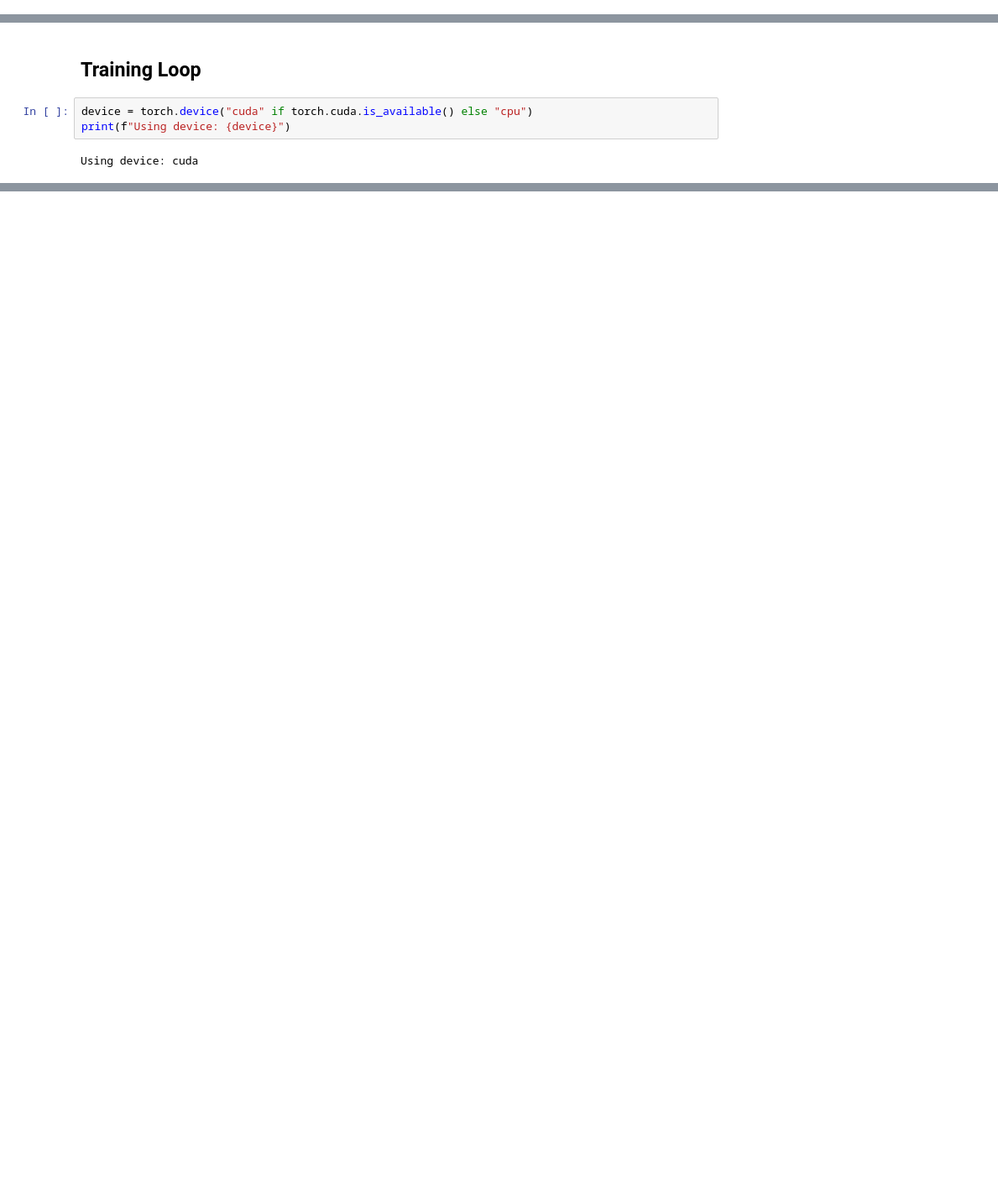
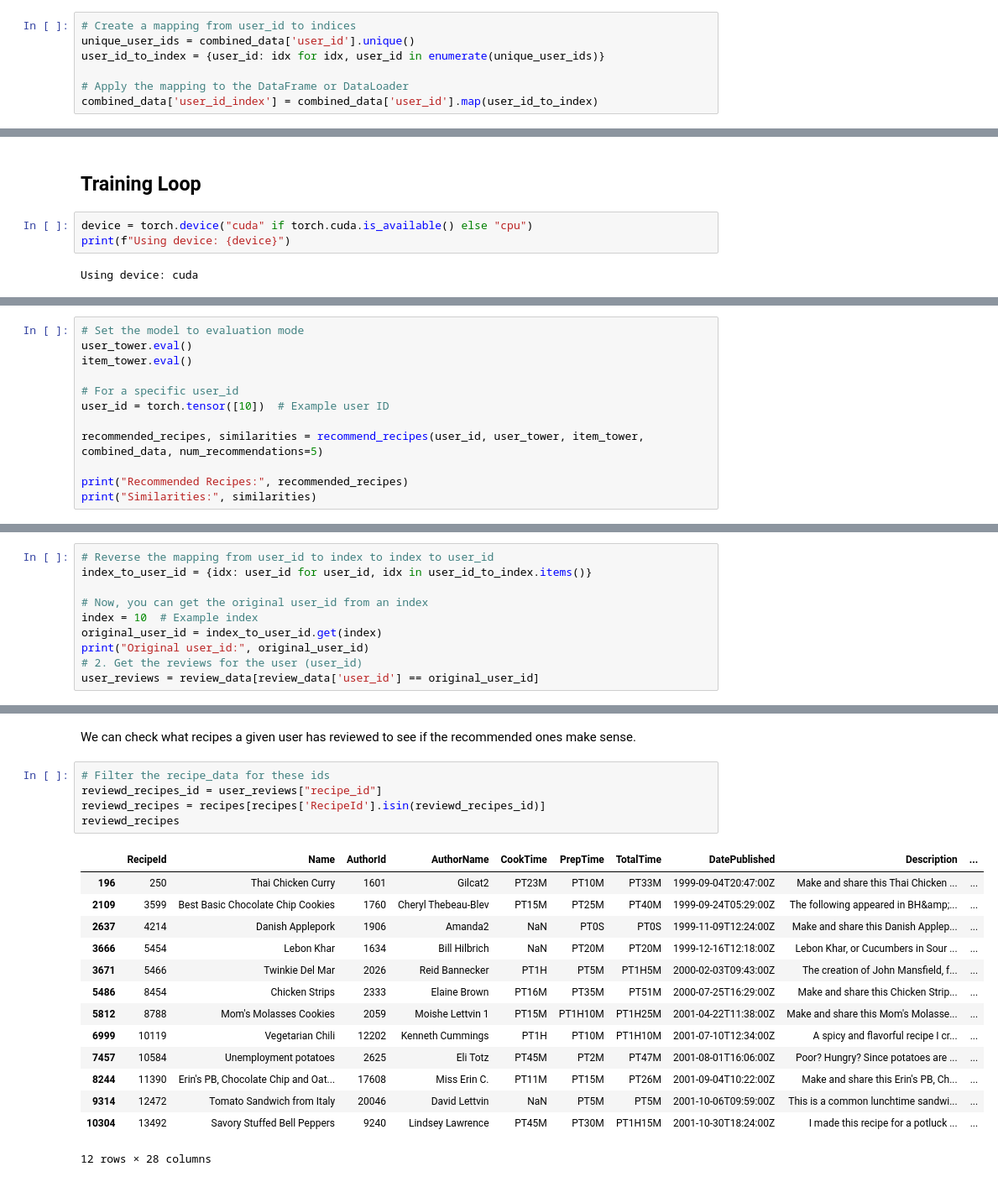
Before and after one commit to samuelpadron/two-tower-recipe-recommender-system, a Jupyter notebook: notebooks/two_tower_model.ipynb, the cells around one changed output, grey strips where cells are left out. Shown at 84% size. Saved outputs shown, nothing was run; the diff lists cells and outputs as text; blank space fills up the shorter version.

```diff
--- a/notebooks/two_tower_model.ipynb
+++ b/notebooks/two_tower_model.ipynb
@@ -78,0 +134,7 @@ train_recipe_data.head()
+# %%
+# Create a mapping from user_id to indices
+unique_user_ids = combined_data['user_id'].unique()
+user_id_to_index = {user_id: idx for idx, user_id in enumerate(unique_user_ids)}
+
+# Apply the mapping to the DataFrame or DataLoader
+combined_data['user_id_index'] = combined_data['user_id'].map(user_id_to_index)
@@ -776,0 +621,12 @@ True
+# %%
+# Set the model to evaluation mode
+user_tower.eval()
+item_tower.eval()
+
+# For a specific user_id
+user_id = torch.tensor([10])  # Example user ID
+
+recommended_recipes, similarities = recommend_recipes(user_id, user_tower, item_tower, combined_data, num_recommendations=5)
+
+print("Recommended Recipes:", recommended_recipes)
+print("Similarities:", similarities)
@@ -776,0 +667,10 @@ True
+# %%
+# Reverse the mapping from user_id to index to index to user_id
+index_to_user_id = {idx: user_id for user_id, idx in user_id_to_index.items()}
+
+# Now, you can get the original user_id from an index
+index = 10  # Example index
+original_user_id = index_to_user_id.get(index)
+print("Original user_id:", original_user_id)
+# 2. Get the reviews for the user (user_id)
+user_reviews = review_data[review_data['user_id'] == original_user_id]
@@ -776,0 +695,22 @@ True
+# %% [markdown]
+We can check what recipes a given user has reviewed to see if the recommended ones make sense.
+# %%
+# Filter the recipe_data for these ids
+reviewd_recipes_id = user_reviews["recipe_id"]
+reviewd_recipes = recipes[recipes['RecipeId'].isin(reviewd_recipes_id)]
+reviewd_recipes
+# %% [output]
+|  | RecipeId | Name | AuthorId | AuthorName | CookTime | PrepTime | TotalTime | DatePublished | Description | ... |
+| 196 | 250 | Thai Chicken Curry | 1601 | Gilcat2 | PT23M | PT10M | PT33M | 1999-09-04T20:47:00Z | Make and share this Thai Chicken ... | ... |
+| 2109 | 3599 | Best Basic Chocolate Chip Cookies | 1760 | Cheryl Thebeau-Blev | PT15M | PT25M | PT40M | 1999-09-24T05:29:00Z | The following appeared in BH&amp;... | ... |
+| 2637 | 4214 | Danish Applepork | 1906 | Amanda2 | NaN | PT0S | PT0S | 1999-11-09T12:24:00Z | Make and share this Danish Applep... | ... |
+| 3666 | 5454 | Lebon Khar | 1634 | Bill Hilbrich | NaN | PT20M | PT20M | 1999-12-16T12:18:00Z | Lebon Khar, or Cucumbers in Sour ... | ... |
+| 3671 | 5466 | Twinkie Del Mar | 2026 | Reid Bannecker | PT1H | PT5M | PT1H5M | 2000-02-03T09:43:00Z | The creation of John Mansfield, f... | ... |
+| 5486 | 8454 | Chicken Strips | 2333 | Elaine Brown | PT16M | PT35M | PT51M | 2000-07-25T16:29:00Z | Make and share this Chicken Strip... | ... |
+| 5812 | 8788 | Mom's Molasses Cookies | 2059 | Moishe Lettvin 1 | PT15M | PT1H10M | PT1H25M | 2001-04-22T11:38:00Z | Make and share this Mom's Molasse... | ... |
+| 6999 | 10119 | Vegetarian Chili | 12202 | Kenneth Cummings | PT1H | PT10M | PT1H10M | 2001-07-10T12:34:00Z | A spicy and flavorful recipe I cr... | ... |
+| 7457 | 10584 | Unemployment potatoes | 2625 | Eli Totz | PT45M | PT2M | PT47M | 2001-08-01T16:06:00Z | Poor? Hungry? Since potatoes are ... | ... |
+| 8244 | 11390 | Erin's PB, Chocolate Chip and Oat... | 17608 | Miss Erin C. | PT11M | PT15M | PT26M | 2001-09-04T10:22:00Z | Make and share this Erin's PB, Ch... | ... |
+| 9314 | 12472 | Tomato Sandwich from Italy | 20046 | David Lettvin | NaN | PT5M | PT5M | 2001-10-06T09:59:00Z | This is a common lunchtime sandwi... | ... |
+| 10304 | 13492 | Savory Stuffed Bell Peppers | 9240 | Lindsey Lawrence | PT45M | PT30M | PT1H15M | 2001-10-30T18:24:00Z | I made this recipe for a potluck ... | ... |
+12 rows × 28 columns
```
Also changed, not shown: parts of 61 cells of this notebook, 1 other file.
